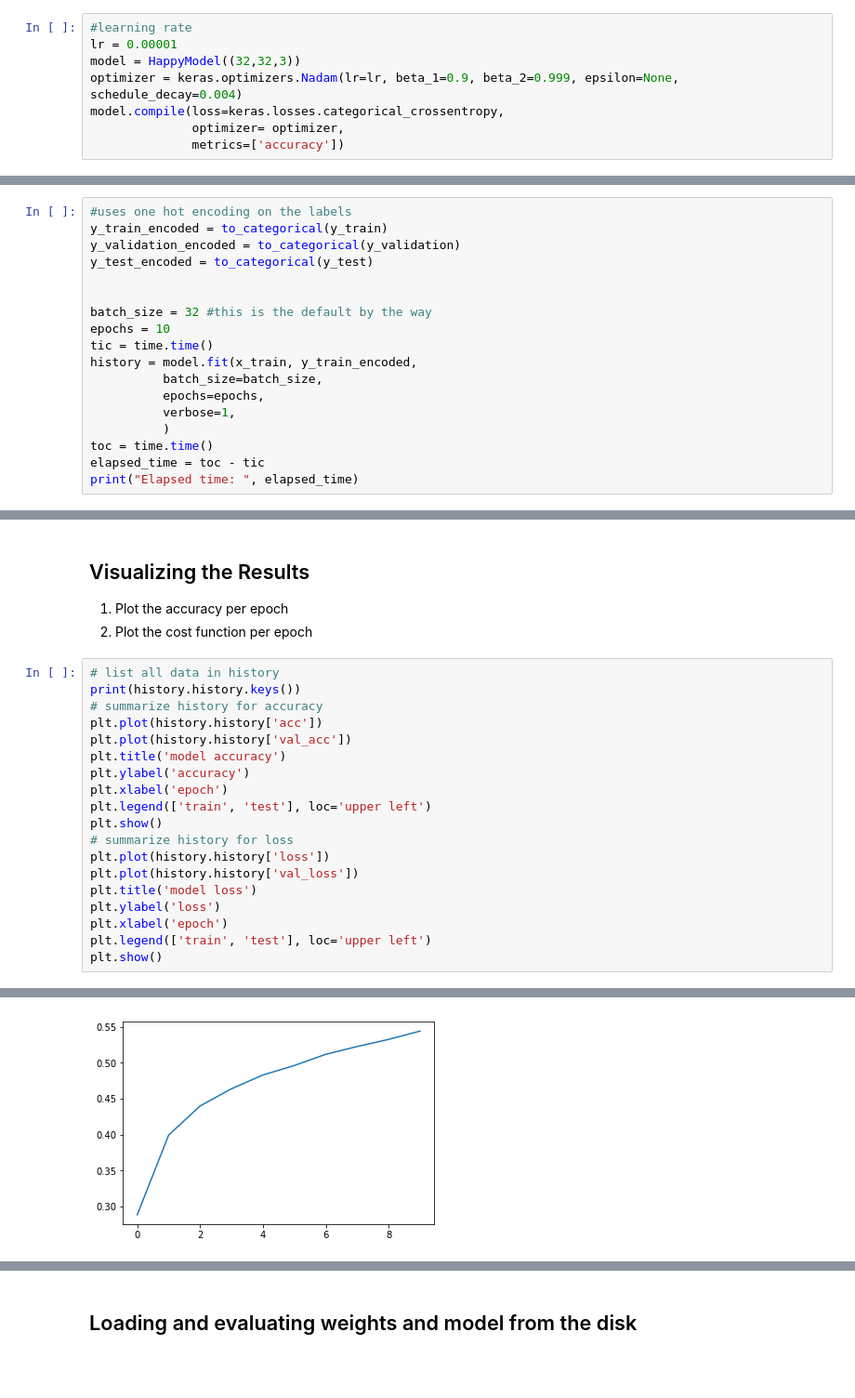
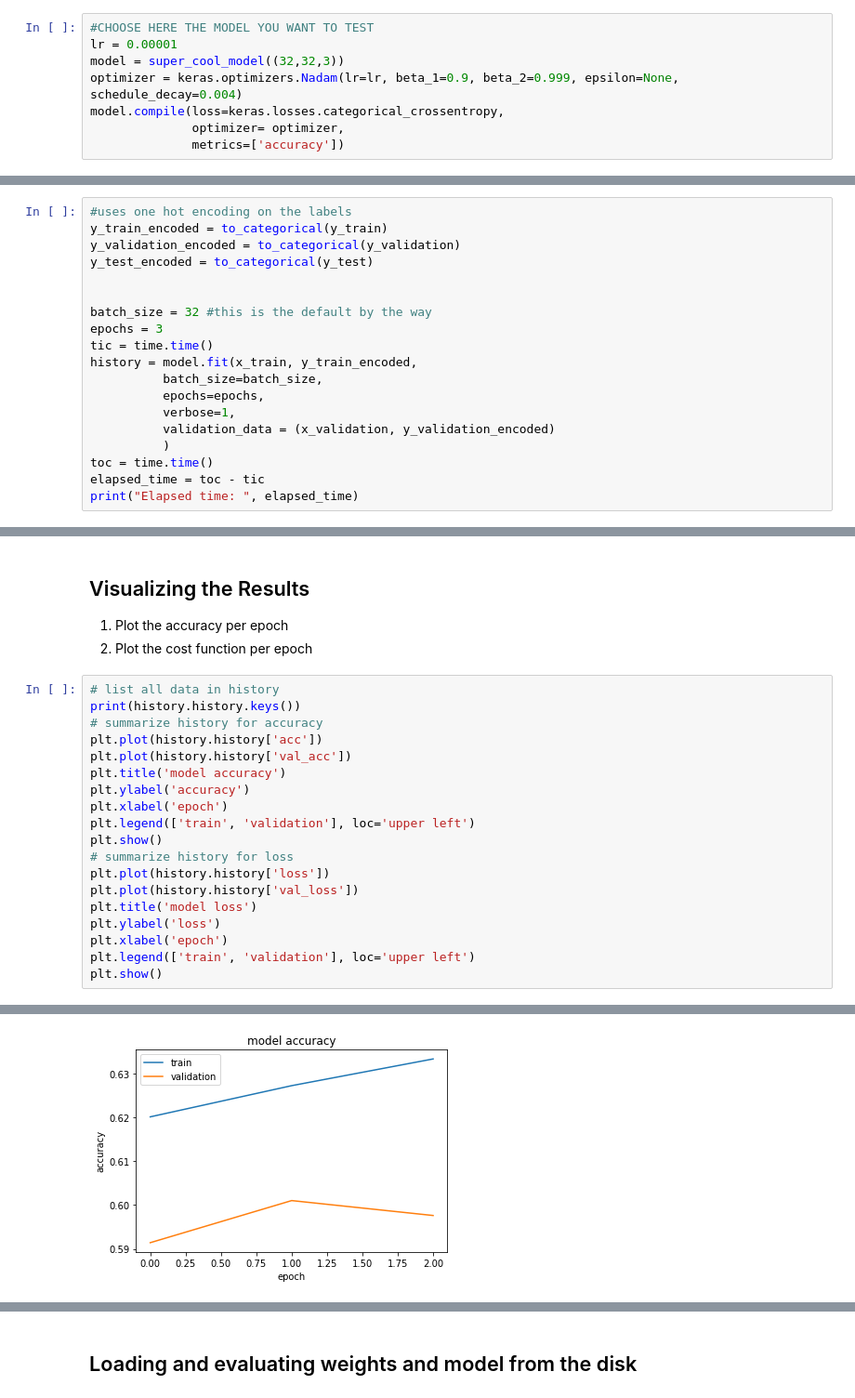
Before and after one commit to ntak1/CIFAR10_01, a Jupyter notebook: CIFAR10/CIFAR10.ipynb, the cells around one changed output, grey strips where cells are left out. Shown at 93% size. Drawn from its saved outputs; the diff is of its cells as text; blank space fills up the shorter version.

Commit message:
super_cool_model added

```diff
--- a/CIFAR10/CIFAR10.ipynb
+++ b/CIFAR10/CIFAR10.ipynb
@@ -153,7 +184,7 @@ Used Adam optimizer. Too see other [possibilities](https://keras.io/optimizers/)
 # %%
-#learning rate
+#CHOOSE HERE THE MODEL YOU WANT TO TEST
 lr = 0.00001
-model = HappyModel((32,32,3))
+model = super_cool_model((32,32,3))
 optimizer = keras.optimizers.Nadam(lr=lr, beta_1=0.9, beta_2=0.999, epsilon=None, schedule_decay=0.004)
 model.compile(loss=keras.losses.categorical_crossentropy,
               optimizer= optimizer,
@@ -174,12 +205,13 @@ y_test_encoded = to_categorical(y_test)
 
 
 batch_size = 32 #this is the default by the way
-epochs = 10
+epochs = 3
 tic = time.time()
 history = model.fit(x_train, y_train_encoded,
           batch_size=batch_size,
           epochs=epochs,
           verbose=1,
+          validation_data = (x_validation, y_validation_encoded)
           )
 toc = time.time()
 elapsed_time = toc - tic
@@ -215,7 +238,7 @@ plt.plot(history.history['val_acc'])
 plt.title('model accuracy')
 plt.ylabel('accuracy')
 plt.xlabel('epoch')
-plt.legend(['train', 'test'], loc='upper left')
+plt.legend(['train', 'validation'], loc='upper left')
 plt.show()
 # summarize history for loss
 plt.plot(history.history['loss'])
@@ -223,6 +246,6 @@ plt.plot(history.history['val_loss'])
 plt.title('model loss')
 plt.ylabel('loss')
 plt.xlabel('epoch')
-plt.legend(['train', 'test'], loc='upper left')
+plt.legend(['train', 'validation'], loc='upper left')
 plt.show()
 # %% [output]
@@ -231 +253 @@ KeyError: 'val_acc'
-[figure, old version]
+[figure, new version]
```
Also changed, not shown: parts of 17 cells of this notebook, 2 other files.
